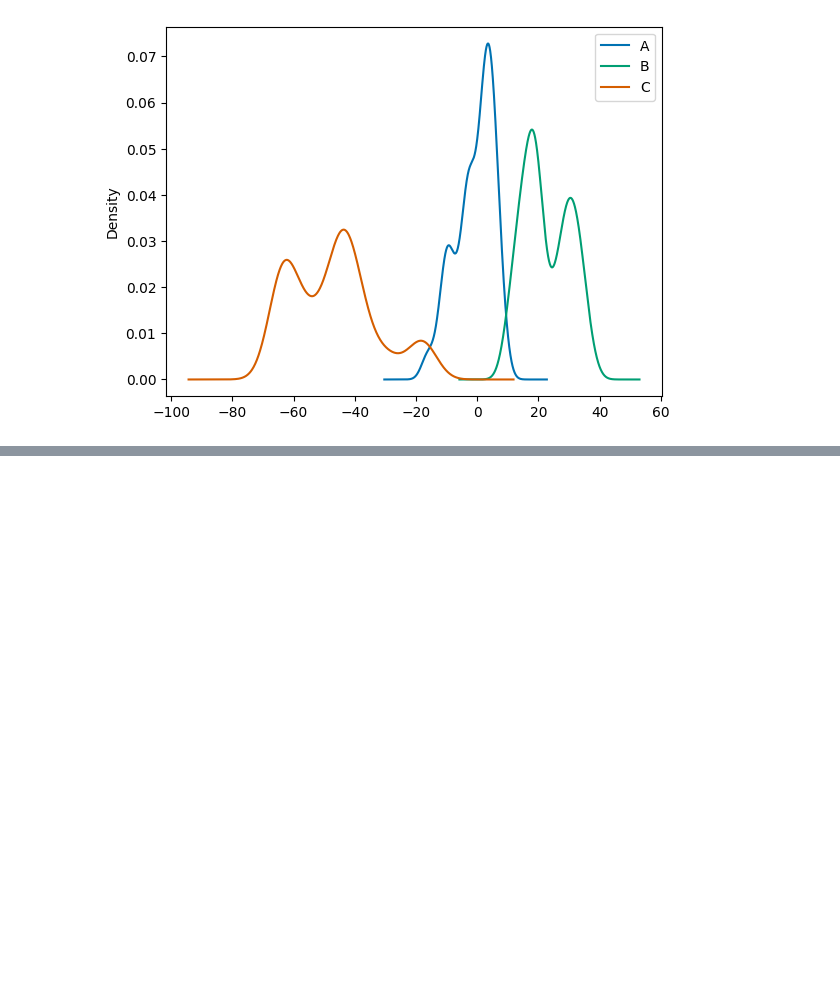
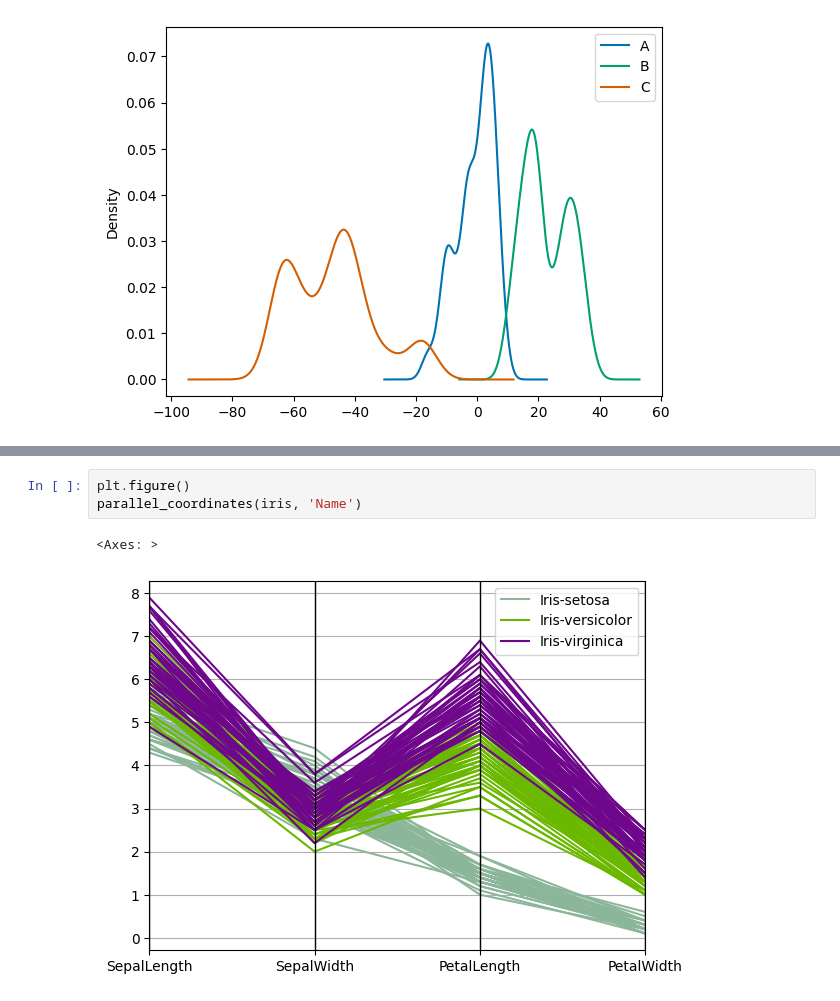
Before and after one commit to Zainab-Ayoub/dataScienceProblems, a Jupyter notebook: plottingWithPandas.ipynb, the cells around one changed output, grey strips where cells are left out. Saved outputs shown, nothing was run; the diff lists cells and outputs as text; blank space fills up the shorter version.

```diff
--- a/plottingWithPandas.ipynb
+++ b/plottingWithPandas.ipynb
@@ -81,0 +114,6 @@ df.plot.kde(); # kernel density estimation plot
+# %%
+plt.figure()
+parallel_coordinates(iris, 'Name')
+# %% [output]
+<Axes: >
+[figure, added]
```
Also changed, not shown: parts of 3 cells of this notebook, 1 other file.
